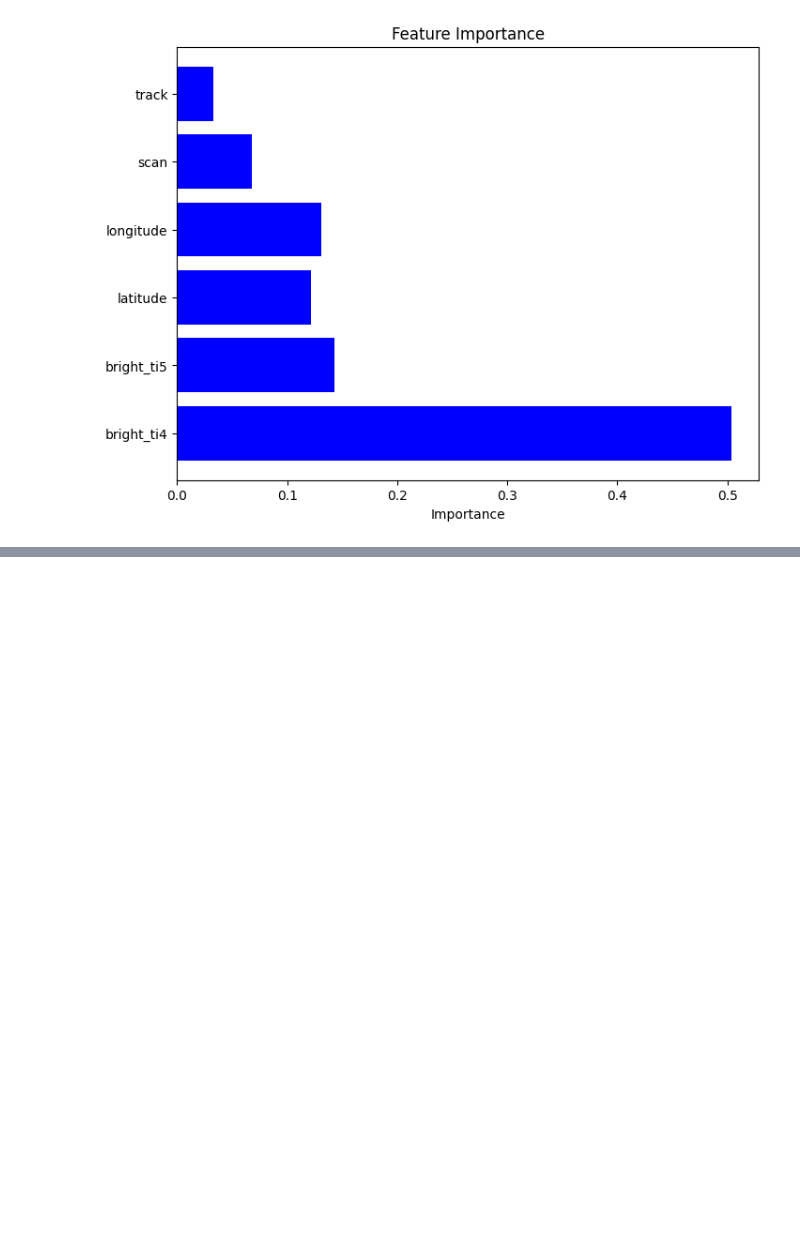
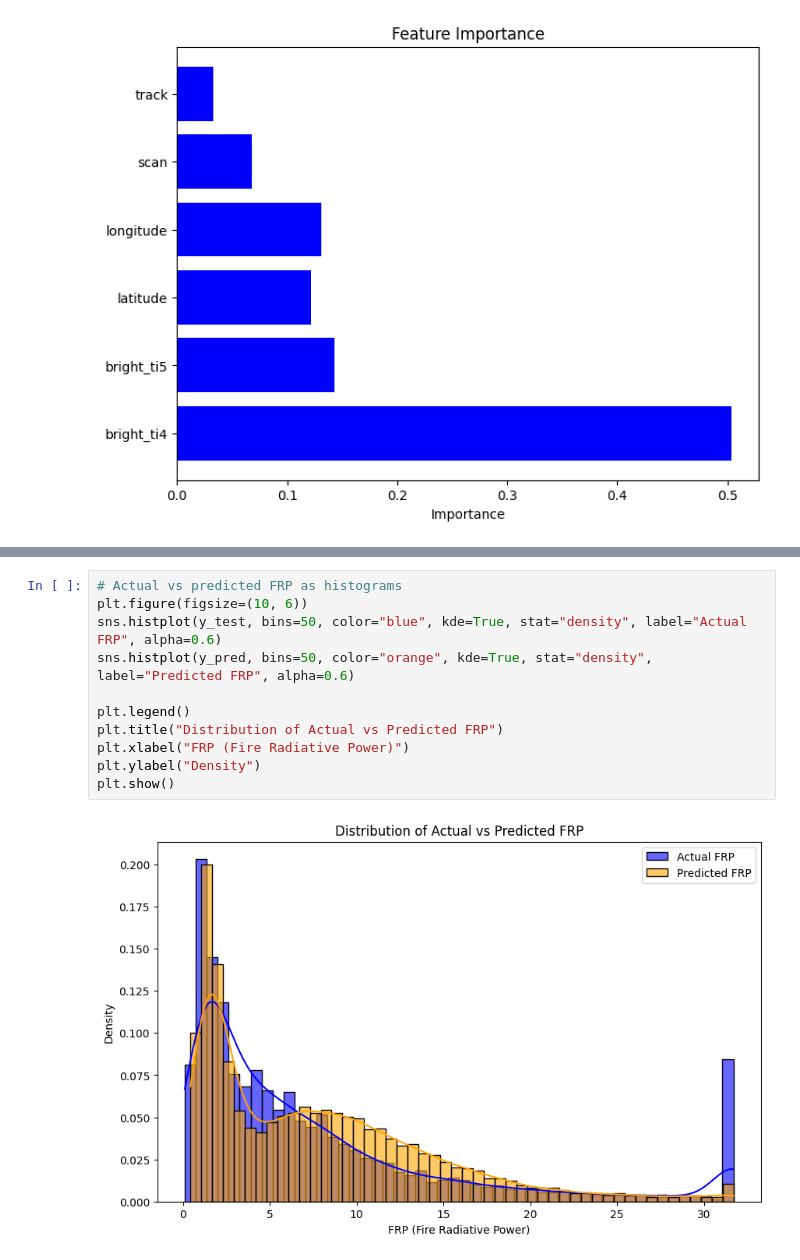
Before and after one commit to cbrittonjsy/Australian-Bushfire-Analysis, a Jupyter notebook: py/Q1_folder/Question_1.ipynb, the cells around one changed output, grey strips where cells are left out. Cells and saved outputs as stored; diff of their text form; blank space fills up the shorter version.

```diff
--- a/py/Q1_folder/Question_1.ipynb
+++ b/py/Q1_folder/Question_1.ipynb
@@ -297,0 +336,13 @@ plt.show()
+# %%
+# Actual vs predicted FRP as histograms
+plt.figure(figsize=(10, 6))
+sns.histplot(y_test, bins=50, color="blue", kde=True, stat="density", label="Actual FRP", alpha=0.6)
+sns.histplot(y_pred, bins=50, color="orange", kde=True, stat="density", label="Predicted FRP", alpha=0.6)
+
+plt.legend()
+plt.title("Distribution of Actual vs Predicted FRP")
+plt.xlabel("FRP (Fire Radiative Power)")
+plt.ylabel("Density")
+plt.show()
+# %% [output]
+[figure, added]
```
Also changed, not shown: parts of 3 cells of this notebook.
